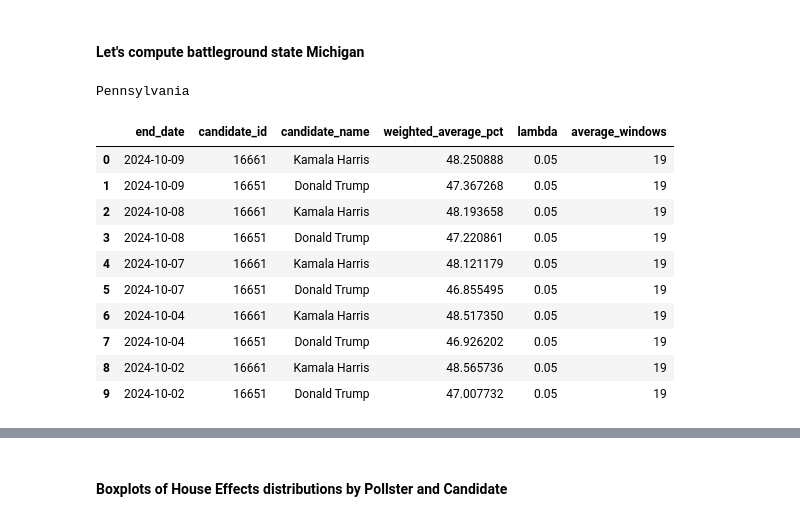
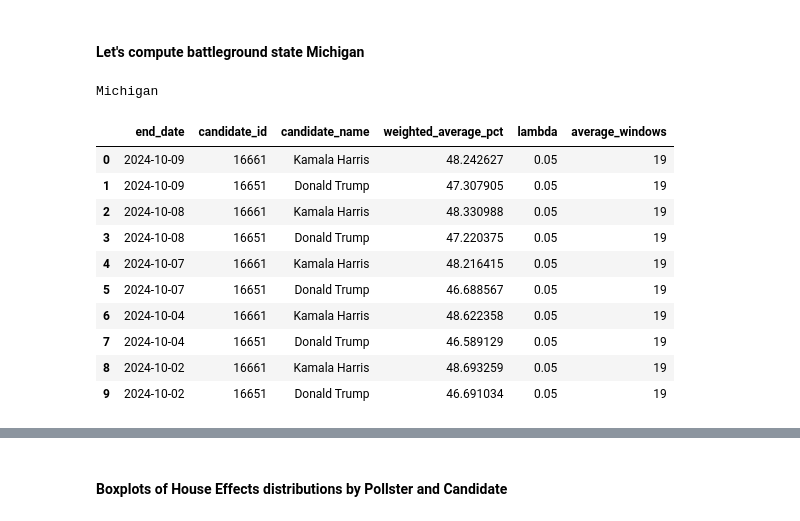
Before and after one commit to christophermoverton/ppoll_jupyterlab, a Jupyter notebook: 538pollingdata_non_H2H.ipynb, the cells around one changed output, grey strips where cells are left out. Cells and saved outputs as stored; diff of their text form; code cells hidden in the pictures.

```diff
--- a/538pollingdata_non_H2H.ipynb
+++ b/538pollingdata_non_H2H.ipynb
@@ -954,7 +954,7 @@ df_state_not_na_clean_sorted_cutoff = df_state_not_na_clean_sorted[df_state_not_
 
 
 df_mi = df_state_not_na_clean_sorted_cutoff[df_state_not_na_clean_sorted_cutoff['state']=="Pennsylvania"].copy()
-#df_mi = df_mi[df_mi['numeric_grade'] >= 0.4].copy() #using data from F rated pollsters and above
+df_mi = df_mi[df_mi['weight_score'] >= 0.6].copy() #using data from F rated pollsters and above
 df_mi = df_mi[df_mi['population'] == 'lv'].copy() #gather likely voter data
 #print(df_mi)
 #Recording house effect data for visualization reuse
@@ -1352,7 +1352,7 @@ df_state_not_na_clean_sorted_cutoff = df_state_not_na_clean_sorted[df_state_not_
 
 
 df_mi = df_state_not_na_clean_sorted_cutoff[df_state_not_na_clean_sorted_cutoff['state']=="Michigan"].copy()
-#df_mi = df_mi[df_mi['numeric_grade'] >= 0.4].copy() #using data from F rated pollsters and above
+df_mi = df_mi[df_mi['weight_score'] >= 0.3].copy() #using data from F rated pollsters and above
 df_mi = df_mi[df_mi['population'] == 'lv'].copy() #gather likely voter data
 #print(df_mi)
 #Recording house effect data for visualization reuse
@@ -1490,45 +1490,45 @@ for lambda_value in lambda_values:
                 # check for NaN entries in the w_i column
                 #nan_weight_i = candidate_data['w_i'].isna().sum()
                 #print result
                 #print(f"Number of NaN value in 'w_i': {nan_weight_i}")
 
                 # Step 3: Identify rows with NaN in w_i to examine their individual values
                 #nan_rows = candidate_data[candidate_data['w_i'].isna()]
                 #print("Rows producing NaN in 'w_i':")
                 #print(nan_rows[['methodology','weight_mode', 'weight_sample', 'weight_score', 'weight_time', 'w_i']])
 
                 # Step 9: Compute the weighted average of the poll points ('pct') using the computed weights
                 weighted_average_pct = np.average(candidate_data['adjusted_pct'], weights=candidate_data['w_i'])
 
                 # Step 10: Store the current date, candidate_id, candidate_name, and the weighted average in a new DataFrame
                 if not candidate_data.empty:
                     candidate_name = candidate_data['candidate_name'].iloc[0]
                     weighted_averages.append({
                         'end_date': current_date,
                         'candidate_id': candidate,
                         'candidate_name': candidate_name,
                         'weighted_average_pct': weighted_average_pct,
                         'lambda': lambda_value,
                         'average_windows': avg_window
                     })
 
 # Convert the results into a new DataFrame
 df_weighted_averages = pd.DataFrame(weighted_averages)
-print("Pennsylvania")
+print("Michigan")
 df_weighted_averages.head(10)
 # %% [output]
-Pennsylvania
+Michigan
 |  | end_date | candidate_id | candidate_name | weighted_average_pct | lambda | average_windows |
-| 0 | 2024-10-09 | 16661 | Kamala Harris | 48.250888 | 0.05 | 19 |
-| 1 | 2024-10-09 | 16651 | Donald Trump | 47.367268 | 0.05 | 19 |
-| 2 | 2024-10-08 | 16661 | Kamala Harris | 48.193658 | 0.05 | 19 |
-| 3 | 2024-10-08 | 16651 | Donald Trump | 47.220861 | 0.05 | 19 |
-| 4 | 2024-10-07 | 16661 | Kamala Harris | 48.121179 | 0.05 | 19 |
-| 5 | 2024-10-07 | 16651 | Donald Trump | 46.855495 | 0.05 | 19 |
-| 6 | 2024-10-04 | 16661 | Kamala Harris | 48.517350 | 0.05 | 19 |
-| 7 | 2024-10-04 | 16651 | Donald Trump | 46.926202 | 0.05 | 19 |
-| 8 | 2024-10-02 | 16661 | Kamala Harris | 48.565736 | 0.05 | 19 |
-| 9 | 2024-10-02 | 16651 | Donald Trump | 47.007732 | 0.05 | 19 |
+| 0 | 2024-10-09 | 16661 | Kamala Harris | 48.242627 | 0.05 | 19 |
+| 1 | 2024-10-09 | 16651 | Donald Trump | 47.307905 | 0.05 | 19 |
+| 2 | 2024-10-08 | 16661 | Kamala Harris | 48.330988 | 0.05 | 19 |
+| 3 | 2024-10-08 | 16651 | Donald Trump | 47.220375 | 0.05 | 19 |
+| 4 | 2024-10-07 | 16661 | Kamala Harris | 48.216415 | 0.05 | 19 |
+| 5 | 2024-10-07 | 16651 | Donald Trump | 46.688567 | 0.05 | 19 |
+| 6 | 2024-10-04 | 16661 | Kamala Harris | 48.622358 | 0.05 | 19 |
+| 7 | 2024-10-04 | 16651 | Donald Trump | 46.589129 | 0.05 | 19 |
+| 8 | 2024-10-02 | 16661 | Kamala Harris | 48.693259 | 0.05 | 19 |
+| 9 | 2024-10-02 | 16651 | Donald Trump | 46.691034 | 0.05 | 19 |
 # %%
 import altair as alt
 
```
Also changed, not shown: parts of 39 cells of this notebook, 2 other files.
